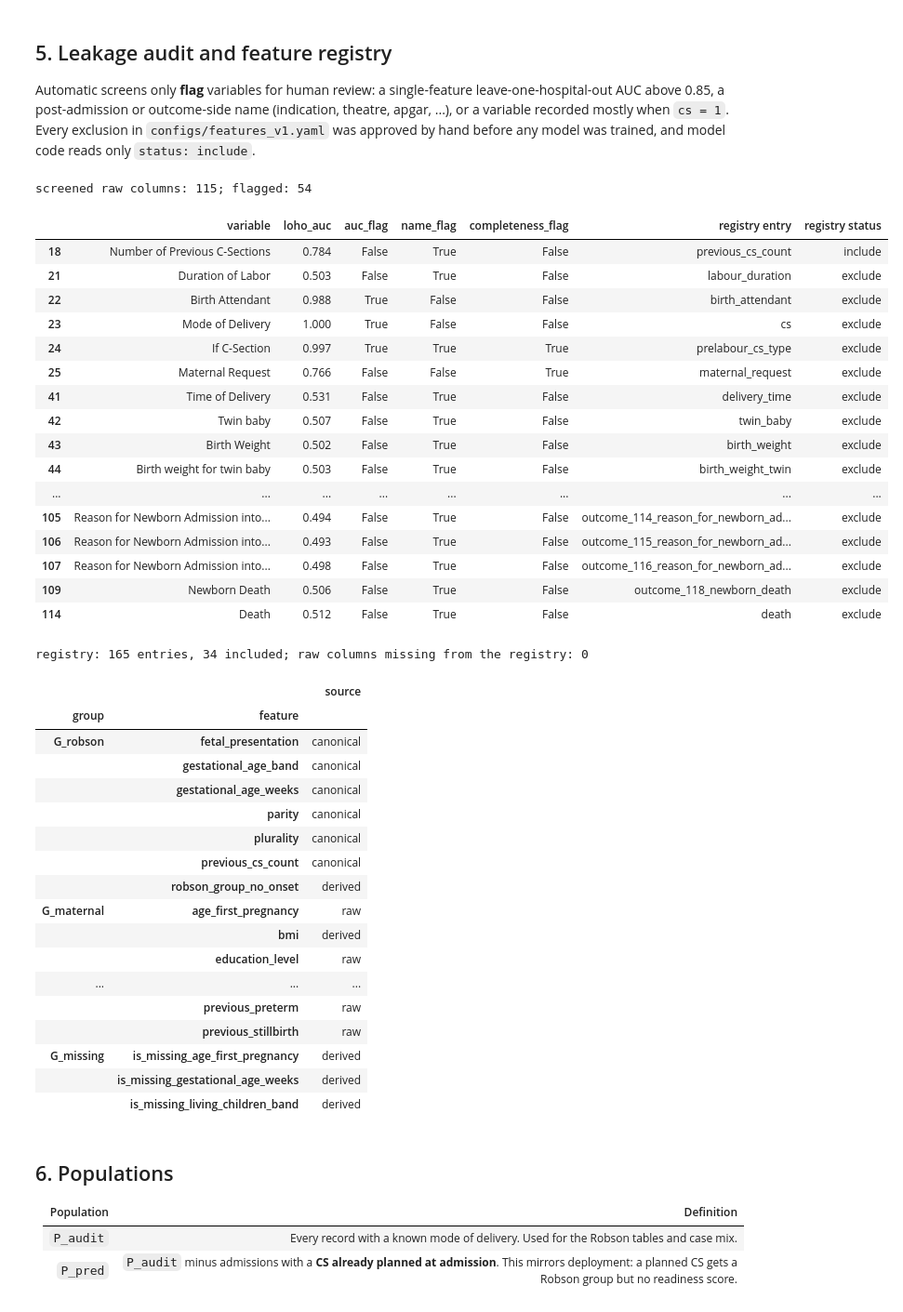
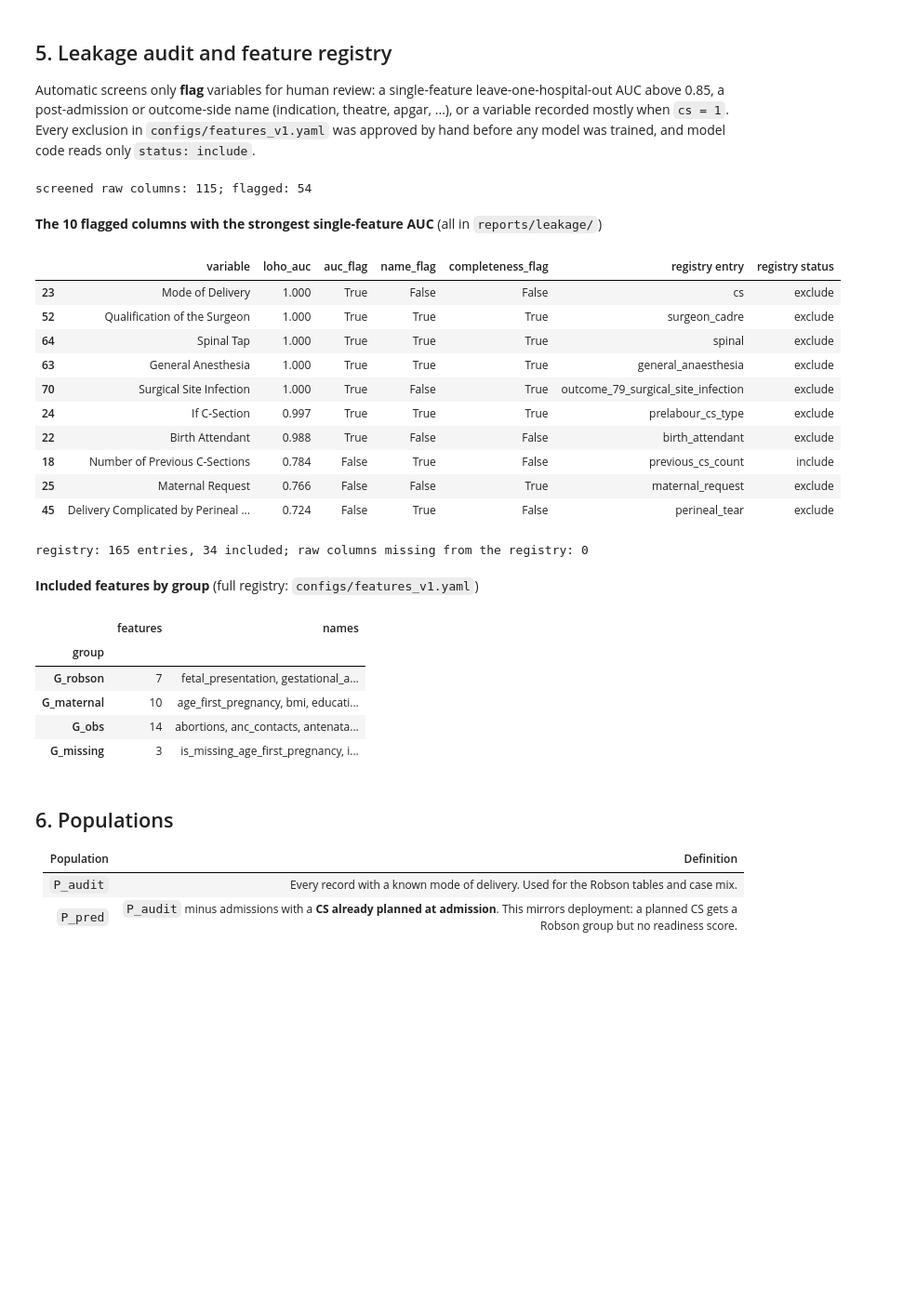
Before and after one commit to icyeza/robby, a Jupyter notebook: ML/notebooks/01_eda.ipynb, the cells around one changed output. Shown at 93% size. Cells and saved outputs as stored; diff of their text form; code cells hidden in the pictures; blank space fills up the shorter version.

```diff
--- a/ML/notebooks/01_eda.ipynb
+++ b/ML/notebooks/01_eda.ipynb
@@ -454,63 +463,53 @@ was trained, and model code reads only `status: include`.
 # %%
 status_by_raw = {col: (e.name, e.status) for e in registry.entries for col in e.raw_name}
 flagged = screens[screens["flagged"]].copy()
 flagged["registry entry"] = flagged["variable"].map(lambda c: status_by_raw.get(c, ("-", "-"))[0])
 flagged["registry status"] = flagged["variable"].map(lambda c: status_by_raw.get(c, ("-", "-"))[1])
 print(f"screened raw columns: {len(screens)}; flagged: {fmt_count(int(screens['flagged'].sum()))}")
+display(Markdown("**The 10 flagged columns with the strongest single-feature AUC** (all in `reports/leakage/`)"))
 display(
-    flagged[
+    flagged.sort_values("loho_auc_strength", ascending=False)
+    .head(10)[
         ["variable", "loho_auc", "auc_flag", "name_flag", "completeness_flag", "registry entry", "registry status"]
-    ].round(3)
+    ]
+    .round(3)
 )
 
 included = pd.DataFrame(
     [{"group": e.group, "feature": e.name, "source": e.source} for e in registry.included()]
 )
 included["group"] = pd.Categorical(included["group"], categories=list(GROUP_ORDER), ordered=True)
 missing_from_registry, not_in_export = check_coverage(registry, [str(c) for c in raw.columns])
 print(
     f"registry: {len(registry.entries)} entries, {len(included)} included; raw columns missing "
     f"from the registry: {len(missing_from_registry)}"
 )
-included.sort_values(["group", "feature"]).set_index(["group", "feature"])
+display(Markdown("**Included features by group** (full registry: `configs/features_v1.yaml`)"))
+included.groupby("group", observed=True).agg(
+    features=("feature", "size"), names=("feature", lambda s: ", ".join(sorted(s)))
+)
 # %% [output]
 screened raw columns: 115; flagged: 54
+**The 10 flagged columns with the strongest single-feature AUC** (all in `reports/leakage/`)
 |  | variable | loho_auc | auc_flag | name_flag | completeness_flag | registry entry | registry status |
+| 23 | Mode of Delivery | 1.000 | True | False | False | cs | exclude |
+| 52 | Qualification of the Surgeon | 1.000 | True | True | True | surgeon_cadre | exclude |
+| 64 | Spinal Tap | 1.000 | True | True | True | spinal | exclude |
+| 63 | General Anesthesia | 1.000 | True | True | True | general_anaesthesia | exclude |
+| 70 | Surgical Site Infection | 1.000 | True | False | True | outcome_79_surgical_site_infection | exclude |
+| 24 | If C-Section | 0.997 | True | True | True | prelabour_cs_type | exclude |
+| 22 | Birth Attendant | 0.988 | True | False | False | birth_attendant | exclude |
 | 18 | Number of Previous C-Sections | 0.784 | False | True | False | previous_cs_count | include |
-| 21 | Duration of Labor | 0.503 | False | True | False | labour_duration | exclude |
-| 22 | Birth Attendant | 0.988 | True | False | False | birth_attendant | exclude |
-| 23 | Mode of Delivery | 1.000 | True | False | False | cs | exclude |
-| 24 | If C-Section | 0.997 | True | True | True | prelabour_cs_type | exclude |
 | 25 | Maternal Request | 0.766 | False | False | True | maternal_request | exclude |
-| 41 | Time of Delivery | 0.531 | False | True | False | delivery_time | exclude |
-| 42 | Twin baby | 0.507 | False | True | False | twin_baby | exclude |
-| 43 | Birth Weight | 0.502 | False | True | False | birth_weight | exclude |
-| 44 | Birth weight for twin baby | 0.503 | False | True | False | birth_weight_twin | exclude |
-| ... | ... | ... | ... | ... | ... | ... | ... |
-| 105 | Reason for Newborn Admission into... | 0.494 | False | True | False | outcome_114_reason_for_newborn_ad... | exclude |
-| 106 | Reason for Newborn Admission into... | 0.493 | False | True | False | outcome_115_reason_for_newborn_ad... | exclude |
-| 107 | Reason for Newborn Admission into... | 0.498 | False | True | False | outcome_116_reason_for_newborn_ad... | exclude |
-| 109 | Newborn Death | 0.506 | False | True | False | outcome_118_newborn_death | exclude |
-| 114 | Death | 0.512 | False | True | False | death | exclude |
+| 45 | Delivery Complicated by Perineal ... | 0.724 | False | True | False | perineal_tear | exclude |
 registry: 165 entries, 34 included; raw columns missing from the registry: 0
+**Included features by group** (full registry: `configs/features_v1.yaml`)
-|  |  | source |
-| group | feature |  |
-| G_robson | fetal_presentation | canonical |
-|  | gestational_age_band | canonical |
-|  | gestational_age_weeks | canonical |
-|  | parity | canonical |
-|  | plurality | canonical |
-|  | previous_cs_count | canonical |
-|  | robson_group_no_onset | derived |
-| G_maternal | age_first_pregnancy | raw |
-|  | bmi | derived |
-|  | education_level | raw |
-| ... | ... | ... |
-|  | previous_preterm | raw |
-|  | previous_stillbirth | raw |
-| G_missing | is_missing_age_first_pregnancy | derived |
-|  | is_missing_gestational_age_weeks | derived |
-|  | is_missing_living_children_band | derived |
+|  | features | names |
+| group |  |  |
+| G_robson | 7 | fetal_presentation, gestational_a... |
+| G_maternal | 10 | age_first_pregnancy, bmi, educati... |
+| G_obs | 14 | abortions, anc_contacts, antenata... |
+| G_missing | 3 | is_missing_age_first_pregnancy, i... |
 # %% [markdown]
 ## 6. Populations
 
```
Also changed, not shown: parts of 4 cells of this notebook, 2 other files.
